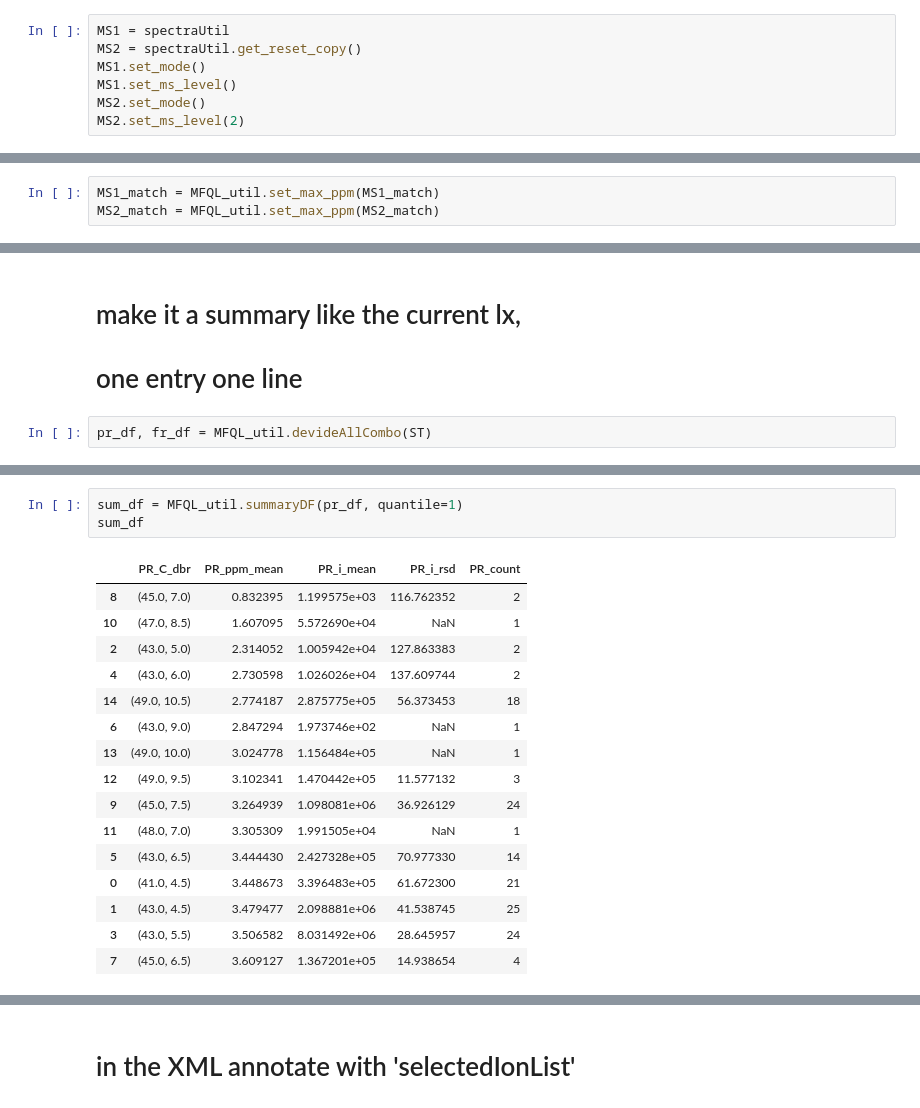
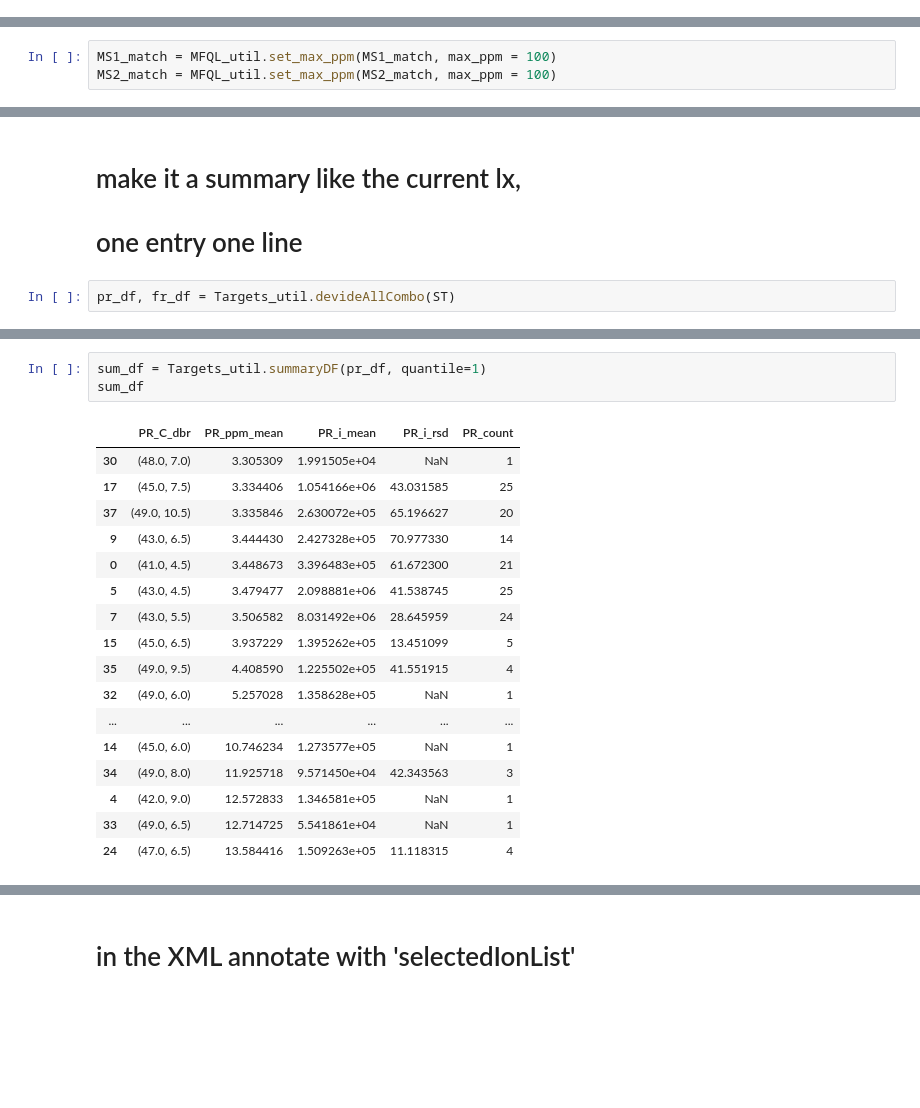
Before and after one commit to lifs-tools/lipidxplorer, a Jupyter notebook: lx2/mfql_emulate.ipynb, the cells around one changed output, grey strips where cells are left out. Cells and saved outputs as stored; diff of their text form; blank space fills up the shorter version.

```diff
--- a/lx2/mfql_emulate.ipynb
+++ b/lx2/mfql_emulate.ipynb
@@ -46,10 +49,3 @@ Name: chem, dtype: object
 # %%
 filename = '..\\test_resources\\small_test\\190321_Serum_Lipidextract_368723_01.mzML'
 spectraUtil = SpectraUtil.fromFile(filename, test_sample=True)
-# %%
-MS1 = spectraUtil
-MS2 = spectraUtil.get_reset_copy()
-MS1.set_mode()
-MS1.set_ms_level()
-MS2.set_mode()
-MS2.set_ms_level(2)
@@ -72,8 +69,8 @@ MS1_match.shape
 # %% [output]
 (302, 12)
 # %%
-MS1_match = MFQL_util.set_max_ppm(MS1_match)
-MS2_match = MFQL_util.set_max_ppm(MS2_match)
+MS1_match = MFQL_util.set_max_ppm(MS1_match, max_ppm = 100)
+MS2_match = MFQL_util.set_max_ppm(MS2_match, max_ppm = 100)
 # %%
 MS1_match.columns
 # %% [output]
@@ -103,4 +100,4 @@ ST = all_match.query('FR_i/PR_i >= 0.1 and FR_i/PR_i <= 10 and PR_C/PR_dbr >= 4.
 # make it a summary like the current lx,
 # one entry one line
 # %%
-pr_df, fr_df = MFQL_util.devideAllCombo(ST)
+pr_df, fr_df = Targets_util.devideAllCombo(ST)
@@ -132,21 +124,22 @@ pr_df[pr_df.PR_chem== 'C41 H76 O2 N1 P1']
 # %%
-sum_df = MFQL_util.summaryDF(pr_df, quantile=1)
+sum_df = Targets_util.summaryDF(pr_df, quantile=1)
 sum_df
 # %% [output]
 |  | PR_C_dbr | PR_ppm_mean | PR_i_mean | PR_i_rsd | PR_count |
-| 8 | (45.0, 7.0) | 0.832395 | 1.199575e+03 | 116.762352 | 2 |
-| 10 | (47.0, 8.5) | 1.607095 | 5.572690e+04 | NaN | 1 |
-| 2 | (43.0, 5.0) | 2.314052 | 1.005942e+04 | 127.863383 | 2 |
-| 4 | (43.0, 6.0) | 2.730598 | 1.026026e+04 | 137.609744 | 2 |
-| 14 | (49.0, 10.5) | 2.774187 | 2.875775e+05 | 56.373453 | 18 |
-| 6 | (43.0, 9.0) | 2.847294 | 1.973746e+02 | NaN | 1 |
-| 13 | (49.0, 10.0) | 3.024778 | 1.156484e+05 | NaN | 1 |
-| 12 | (49.0, 9.5) | 3.102341 | 1.470442e+05 | 11.577132 | 3 |
-| 9 | (45.0, 7.5) | 3.264939 | 1.098081e+06 | 36.926129 | 24 |
-| 11 | (48.0, 7.0) | 3.305309 | 1.991505e+04 | NaN | 1 |
-| 5 | (43.0, 6.5) | 3.444430 | 2.427328e+05 | 70.977330 | 14 |
+| 30 | (48.0, 7.0) | 3.305309 | 1.991505e+04 | NaN | 1 |
+| 17 | (45.0, 7.5) | 3.334406 | 1.054166e+06 | 43.031585 | 25 |
+| 37 | (49.0, 10.5) | 3.335846 | 2.630072e+05 | 65.196627 | 20 |
+| 9 | (43.0, 6.5) | 3.444430 | 2.427328e+05 | 70.977330 | 14 |
 | 0 | (41.0, 4.5) | 3.448673 | 3.396483e+05 | 61.672300 | 21 |
-| 1 | (43.0, 4.5) | 3.479477 | 2.098881e+06 | 41.538745 | 25 |
-| 3 | (43.0, 5.5) | 3.506582 | 8.031492e+06 | 28.645957 | 24 |
-| 7 | (45.0, 6.5) | 3.609127 | 1.367201e+05 | 14.938654 | 4 |
+| 5 | (43.0, 4.5) | 3.479477 | 2.098881e+06 | 41.538745 | 25 |
+| 7 | (43.0, 5.5) | 3.506582 | 8.031492e+06 | 28.645959 | 24 |
+| 15 | (45.0, 6.5) | 3.937229 | 1.395262e+05 | 13.451099 | 5 |
+| 35 | (49.0, 9.5) | 4.408590 | 1.225502e+05 | 41.551915 | 4 |
+| 32 | (49.0, 6.0) | 5.257028 | 1.358628e+05 | NaN | 1 |
+| ... | ... | ... | ... | ... | ... |
+| 14 | (45.0, 6.0) | 10.746234 | 1.273577e+05 | NaN | 1 |
+| 34 | (49.0, 8.0) | 11.925718 | 9.571450e+04 | 42.343563 | 3 |
+| 4 | (42.0, 9.0) | 12.572833 | 1.346581e+05 | NaN | 1 |
+| 33 | (49.0, 6.5) | 12.714725 | 5.541861e+04 | NaN | 1 |
+| 24 | (47.0, 6.5) | 13.584416 | 1.509263e+05 | 11.118315 | 4 |
 # %%
```
Also changed, not shown: parts of 9 cells of this notebook, 9 other files.
